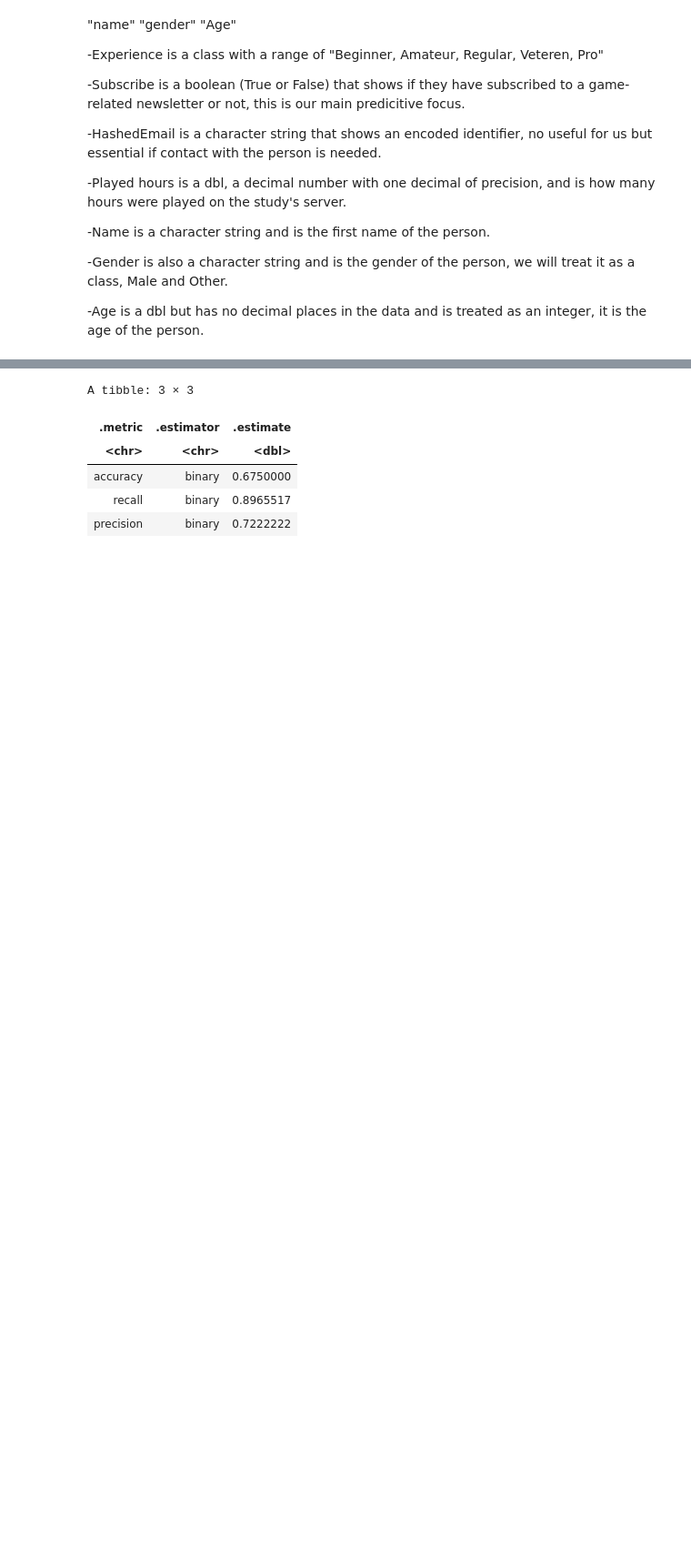
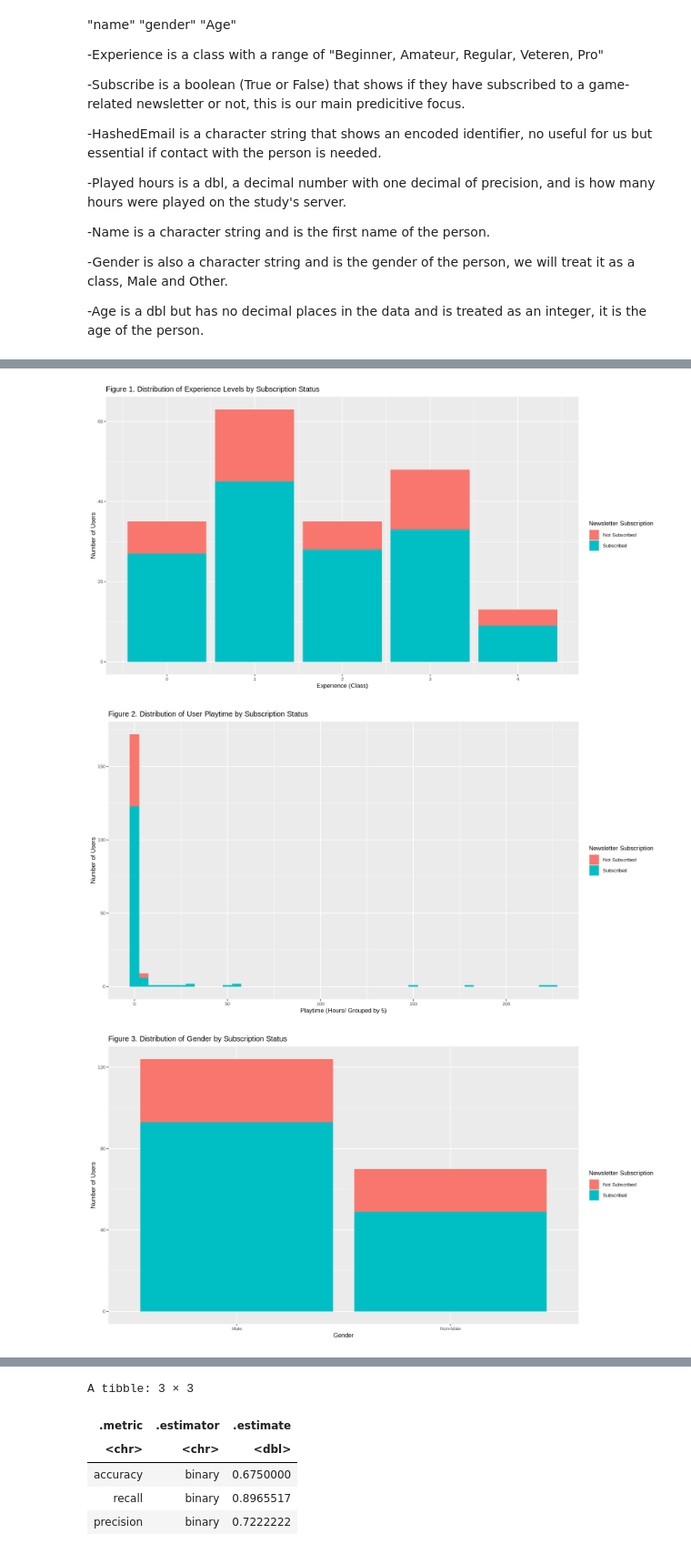
Before and after one commit to raywu255/DSCI-Project-Final-Report, a Jupyter notebook: Final Project.ipynb, the cells around one changed output, grey strips where cells are left out. Shown at 91% size. Drawn from its saved outputs; the diff is of its cells as text; code cells hidden in the pictures; blank space fills up the shorter version.

Commit message:
Added analysis
Added an age histogram, and analyzed the four figures to justify why these predictors would be useful in the KNN model.

```diff
--- a/Final Project.ipynb
+++ b/Final Project.ipynb
@@ -157,0 +148,10 @@ experience_plot
+# %%
+#Plotting the graphs
+exp_experience_plot
+exp_playtime_plot
+exp_gender_plot
+age_plot
+# %% [output]
+[figure, added]
+[figure, added]
+[figure, added]
```
Also changed, not shown: parts of 6 cells of this notebook.
